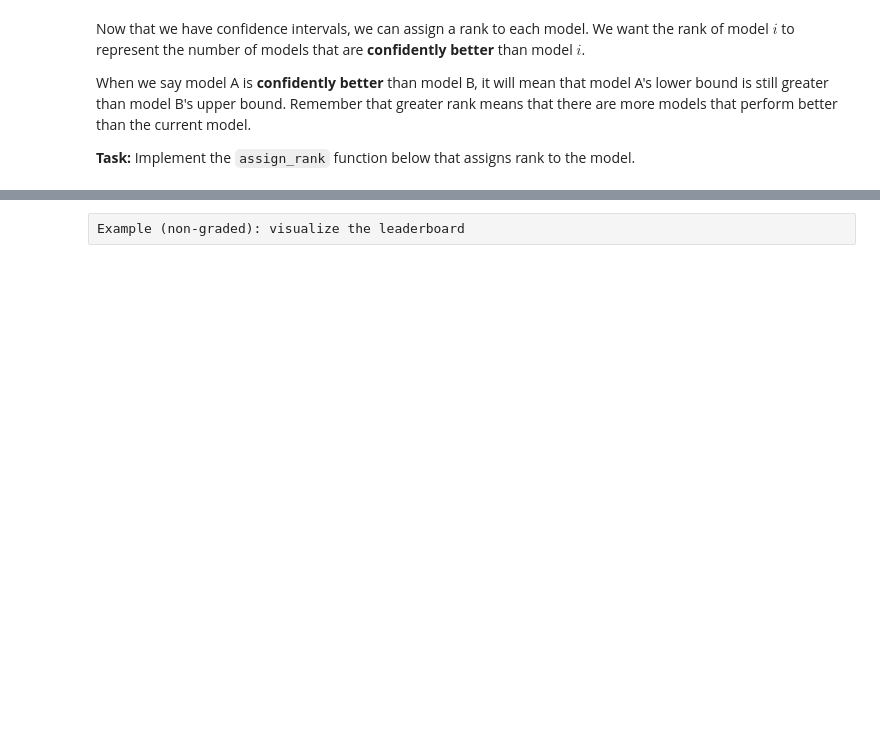
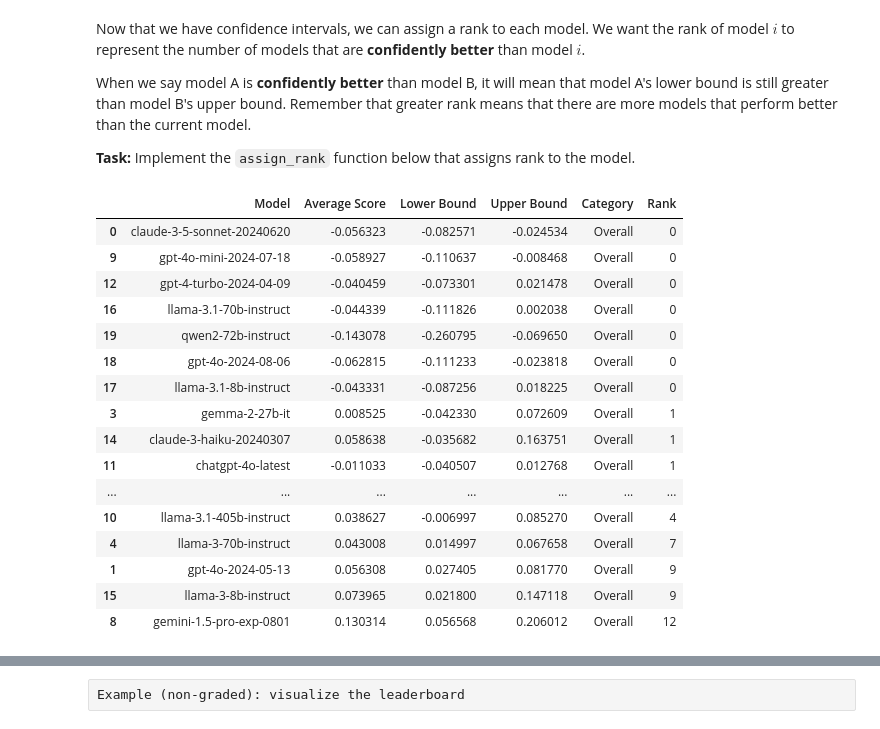
Before and after one commit to AshfordLee/UCB_CS189, a Jupyter notebook: FA25/hw/hw2/arena_style_control.ipynb, the cells around one changed output, grey strips where cells are left out. Saved outputs shown, nothing was run; the diff lists cells and outputs as text; code cells hidden in the pictures; blank space fills up the shorter version.

```diff
--- a/FA25/hw/hw2/arena_style_control.ipynb
+++ b/FA25/hw/hw2/arena_style_control.ipynb
@@ -413,19 +413,21 @@ def get_bootstrapped_score(X, y, models, category_name="Overall", n_bootstrap=10
     bootstrap_scores = []
     for i in range(n_bootstrap):
         indices = np.random.choice(len(X), size=len(X), replace=True)
-        ...
-        model = ...
-        model.fit(...)
-        ...
-    ...
-    mean_scores = ...
-    ...
+        X=X[indices]
+        y=y[indices]
+        model = LogisticRegression(fit_intercept=False)
+        model.fit(X,y)
+        bootstrap_scores.append(model.coef_[0])
+    bootstrap_scores = np.array(bootstrap_scores)
+    mean_scores = bootstrap_scores.mean(axis=0)
+    confidence_intervals = np.percentile(bootstrap_scores, [2.5, 97.5], axis=0)
+
     results = {
-        "Model": ...
-        "Average Score": ...
-        "Lower Bound": ...
-        "Upper Bound": ...
-        "Category": ...
+        "Model": models,
+        "Average Score": mean_scores,
+        "Lower Bound": confidence_intervals[0],
+        "Upper Bound": confidence_intervals[1],
+        "Category": category_name,
     }
     results_df = pd.DataFrame(results)
     return results_df, mean_scores, confidence_intervals
@@ -478,22 +484,44 @@ Implement the `assign_rank` function below that assigns rank to the model.
 # %%
 def assign_rank(row, df=results_df):
     """
     Input:
         row : pd.Series
             A row of the DataFrame (representing a model’s metrics).
         df : pd.DataFrame (default = results_df)
             DataFrame containing model performance with 'Lower Bound' and 'Upper Bound'.
 
     Output:
         int : The rank of the model, defined as (# of models confidently better) + 1.
     """
 
-    count = ...
-    return ...
+    count = 0
+    for _,row2 in df.iterrows():
+        if row['Lower Bound'] > row2['Upper Bound']:
+            count+=1
+
+    return count
 
 
 results_df['Rank'] = results_df.apply(lambda r: assign_rank(r, results_df), axis=1)
 results_df = results_df.sort_values(by="Rank", ascending=True)
 results_df
+# %% [output]
+|  | Model | Average Score | Lower Bound | Upper Bound | Category | Rank |
+| 0 | claude-3-5-sonnet-20240620 | -0.056323 | -0.082571 | -0.024534 | Overall | 0 |
+| 9 | gpt-4o-mini-2024-07-18 | -0.058927 | -0.110637 | -0.008468 | Overall | 0 |
+| 12 | gpt-4-turbo-2024-04-09 | -0.040459 | -0.073301 | 0.021478 | Overall | 0 |
+| 16 | llama-3.1-70b-instruct | -0.044339 | -0.111826 | 0.002038 | Overall | 0 |
+| 19 | qwen2-72b-instruct | -0.143078 | -0.260795 | -0.069650 | Overall | 0 |
+| 18 | gpt-4o-2024-08-06 | -0.062815 | -0.111233 | -0.023818 | Overall | 0 |
+| 17 | llama-3.1-8b-instruct | -0.043331 | -0.087256 | 0.018225 | Overall | 0 |
+| 3 | gemma-2-27b-it | 0.008525 | -0.042330 | 0.072609 | Overall | 1 |
+| 14 | claude-3-haiku-20240307 | 0.058638 | -0.035682 | 0.163751 | Overall | 1 |
+| 11 | chatgpt-4o-latest | -0.011033 | -0.040507 | 0.012768 | Overall | 1 |
+| ... | ... | ... | ... | ... | ... | ... |
+| 10 | llama-3.1-405b-instruct | 0.038627 | -0.006997 | 0.085270 | Overall | 4 |
+| 4 | llama-3-70b-instruct | 0.043008 | 0.014997 | 0.067658 | Overall | 7 |
+| 1 | gpt-4o-2024-05-13 | 0.056308 | 0.027405 | 0.081770 | Overall | 9 |
+| 15 | llama-3-8b-instruct | 0.073965 | 0.021800 | 0.147118 | Overall | 9 |
+| 8 | gemini-1.5-pro-exp-0801 | 0.130314 | 0.056568 | 0.206012 | Overall | 12 |
 # %%
 grader.check("q5b")
```
Also changed, not shown: parts of 18 cells of this notebook, 1 other file.
